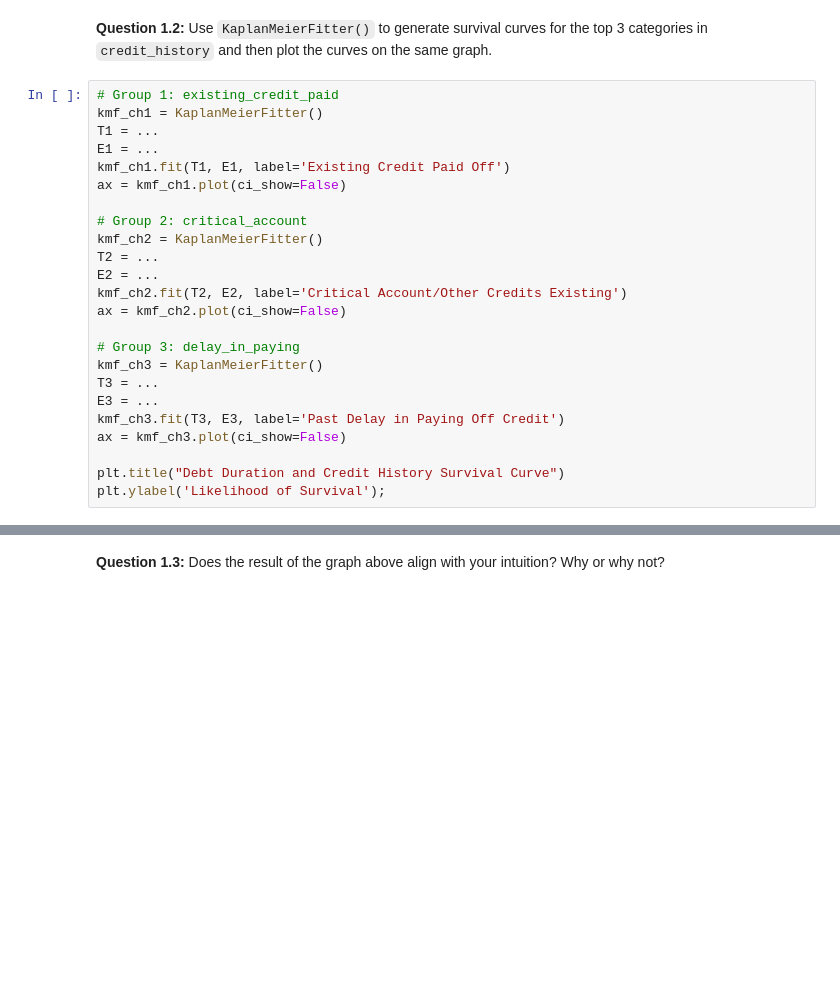
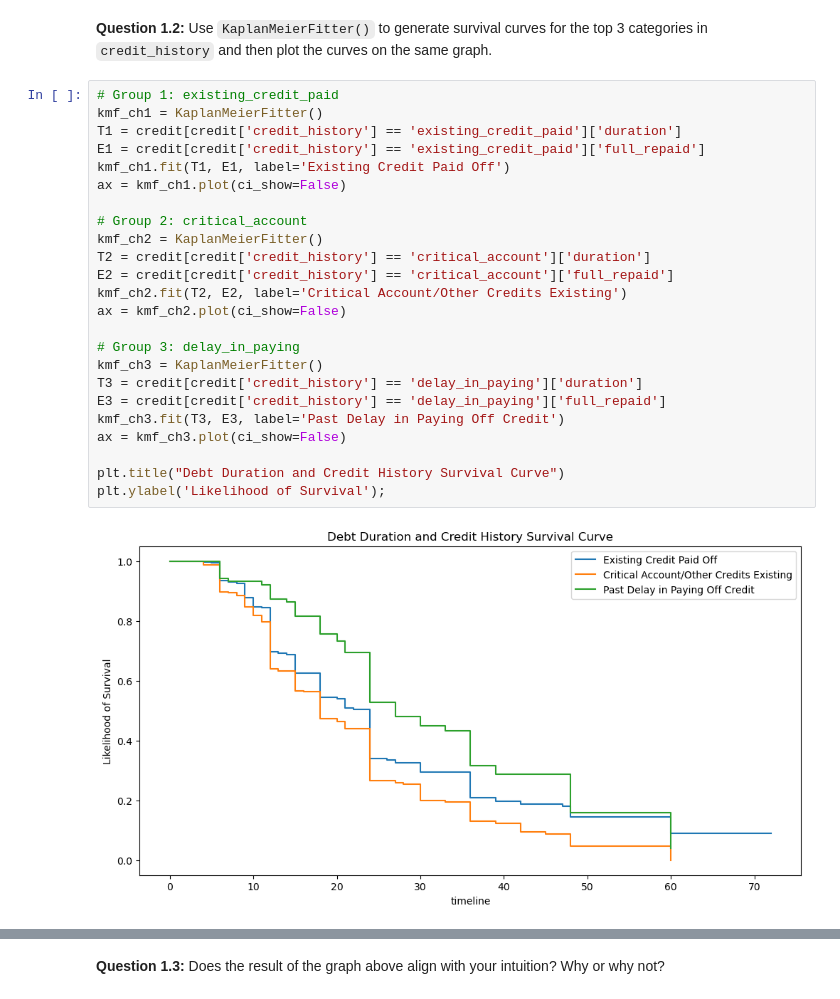
Before and after one commit to johanoelgaard/ECON148, a Jupyter notebook: lab/lab08/lab08.ipynb, the cells around one changed output, grey strips where cells are left out. Cells and saved outputs as stored; diff of their text form; blank space fills up the shorter version.

```diff
--- a/lab/lab08/lab08.ipynb
+++ b/lab/lab08/lab08.ipynb
@@ -259,26 +269,28 @@ We can see that there are 5 different possible values for `credit_history`. Let'
 # %%
 # Group 1: existing_credit_paid
 kmf_ch1 = KaplanMeierFitter()
-T1 = ...
-E1 = ...
+T1 = credit[credit['credit_history'] == 'existing_credit_paid']['duration']
+E1 = credit[credit['credit_history'] == 'existing_credit_paid']['full_repaid']
 kmf_ch1.fit(T1, E1, label='Existing Credit Paid Off')
 ax = kmf_ch1.plot(ci_show=False)
 
 # Group 2: critical_account
 kmf_ch2 = KaplanMeierFitter()
-T2 = ...
-E2 = ...
+T2 = credit[credit['credit_history'] == 'critical_account']['duration']
+E2 = credit[credit['credit_history'] == 'critical_account']['full_repaid']
 kmf_ch2.fit(T2, E2, label='Critical Account/Other Credits Existing')
 ax = kmf_ch2.plot(ci_show=False)
 
 # Group 3: delay_in_paying
 kmf_ch3 = KaplanMeierFitter()
-T3 = ...
-E3 = ...
+T3 = credit[credit['credit_history'] == 'delay_in_paying']['duration']
+E3 = credit[credit['credit_history'] == 'delay_in_paying']['full_repaid']
 kmf_ch3.fit(T3, E3, label='Past Delay in Paying Off Credit')
 ax = kmf_ch3.plot(ci_show=False)
 
 plt.title("Debt Duration and Credit History Survival Curve")
 plt.ylabel('Likelihood of Survival');
+# %% [output]
+[figure, added]
 # %%
 grader.check("q1_2")
```
Also changed, not shown: parts of 19 cells of this notebook, 1 other file.
